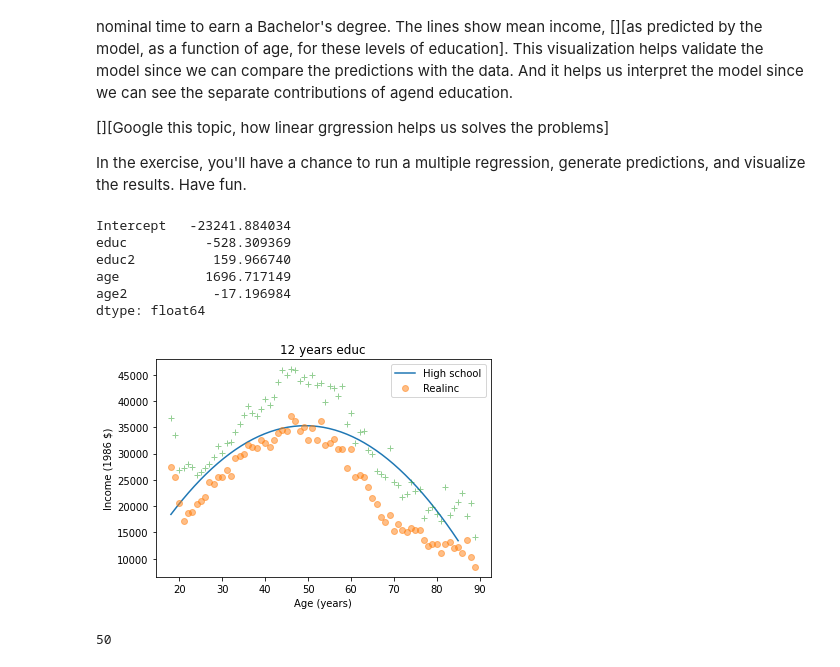
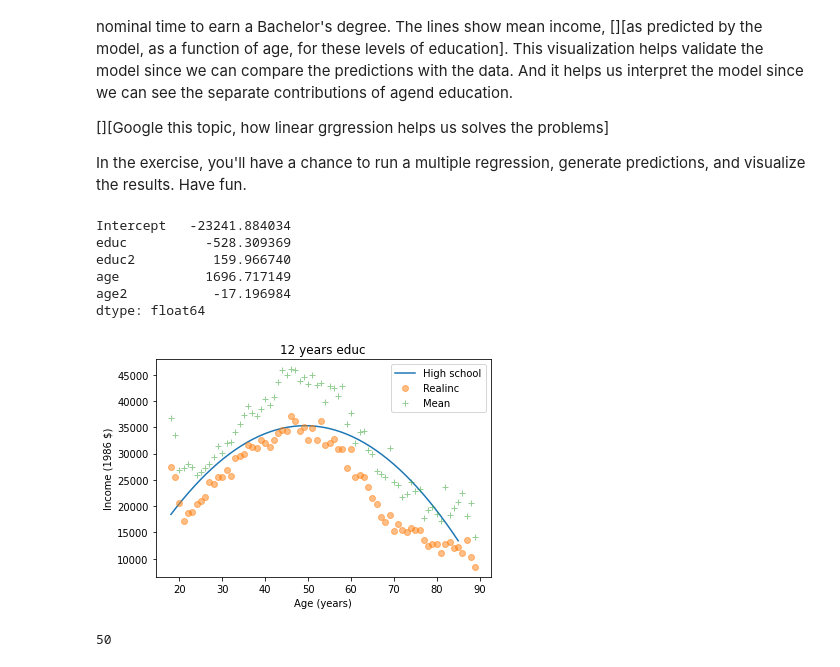
Before and after one commit to johnhhu2020/DataCamp-Data-Scientist-with-Python-Track, a Jupyter notebook: DataCamp Exploratory Data Analysis in Python.ipynb, the cells around one changed output. Saved outputs shown, nothing was run; the diff lists cells and outputs as text; code cells hidden in the pictures.

```diff
--- a/DataCamp Exploratory Data Analysis in Python.ipynb
+++ b/DataCamp Exploratory Data Analysis in Python.ipynb
@@ -2280,35 +2283,35 @@ df['age'] = np.linspace(18, 85)    ### does this gives us 67 individual values ?
 df['age2'] = df['age']**2
 
 df['educ'] = np.random.normal(12, 3, 50)   ### When observing on a 2D surface, we need to control dimentions involved
 df['educ'] = 12
 df['educ2'] = df['educ']**2
 
 
 pred12 = result.predict(df)
 
 
 plt.plot(df['age'], pred12, label='High school')
 
-median_income_by_age = gss.groupby(['age'])['realinc'].median()    # ==================================================
+median_income_by_age = gss.groupby(['age'])['realinc'].median()    # ================================================
 plt.plot(median_income_by_age, 'o', alpha=0.5, label='Realinc')
 
 mean_income_by_age = gss.groupby(['age'])['realinc'].mean()
-plt.plot(mean_income_by_age, '+', alpha=0.5)    # =============================================
+plt.plot(mean_income_by_age, '+', alpha=0.5, label='Mean')    # =============================================
 
 
 plt.title('12 years educ')
 plt.xlabel('Age (years)')
 plt.ylabel('Income (1986 $)')
 
 plt.legend()
 plt.show()
 # %% [output]
 Intercept   -23241.884034
 educ          -528.309369
 educ2          159.966740
 age           1696.717149
 age2           -17.196984
 dtype: float64
-[figure, old version]
+[figure, new version]
 # %%
 df2 = pd.DataFrame()
```
Also changed, not shown: parts of 14 cells of this notebook.
